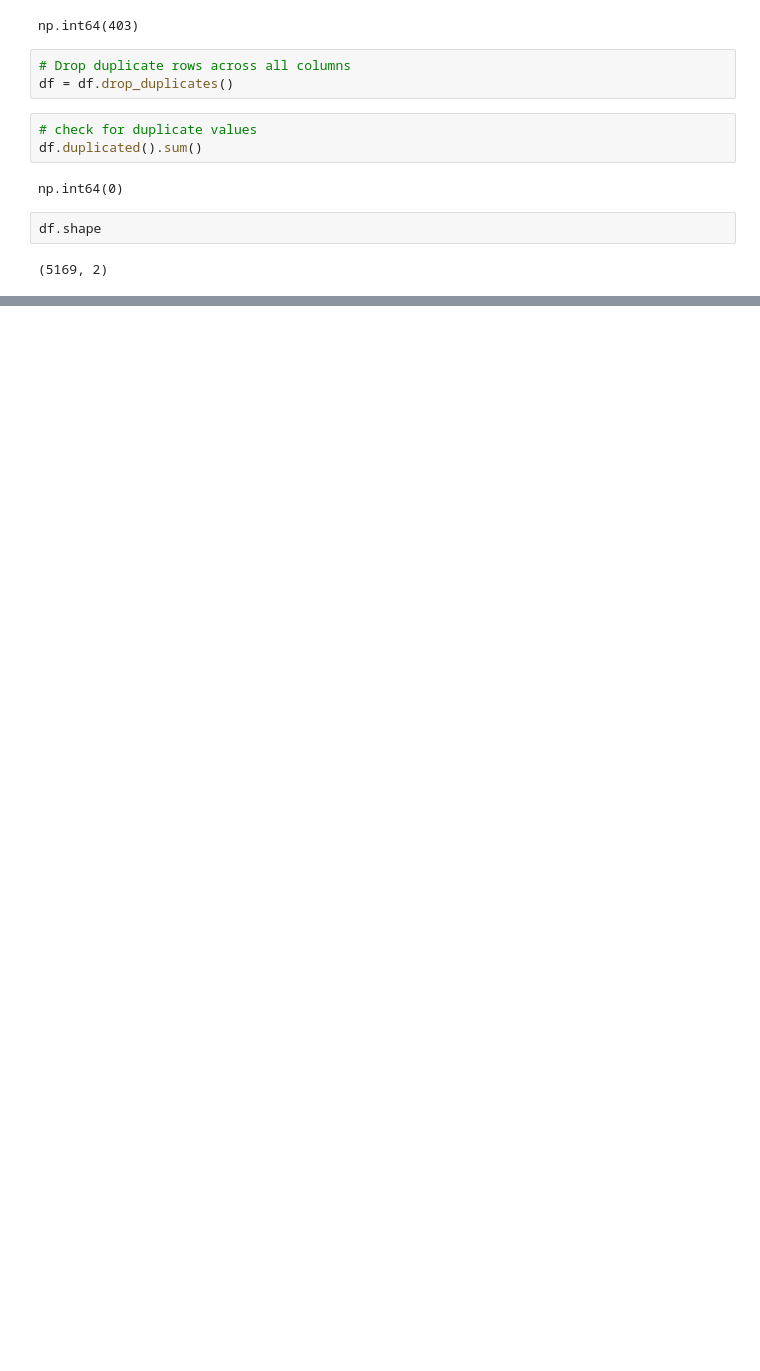
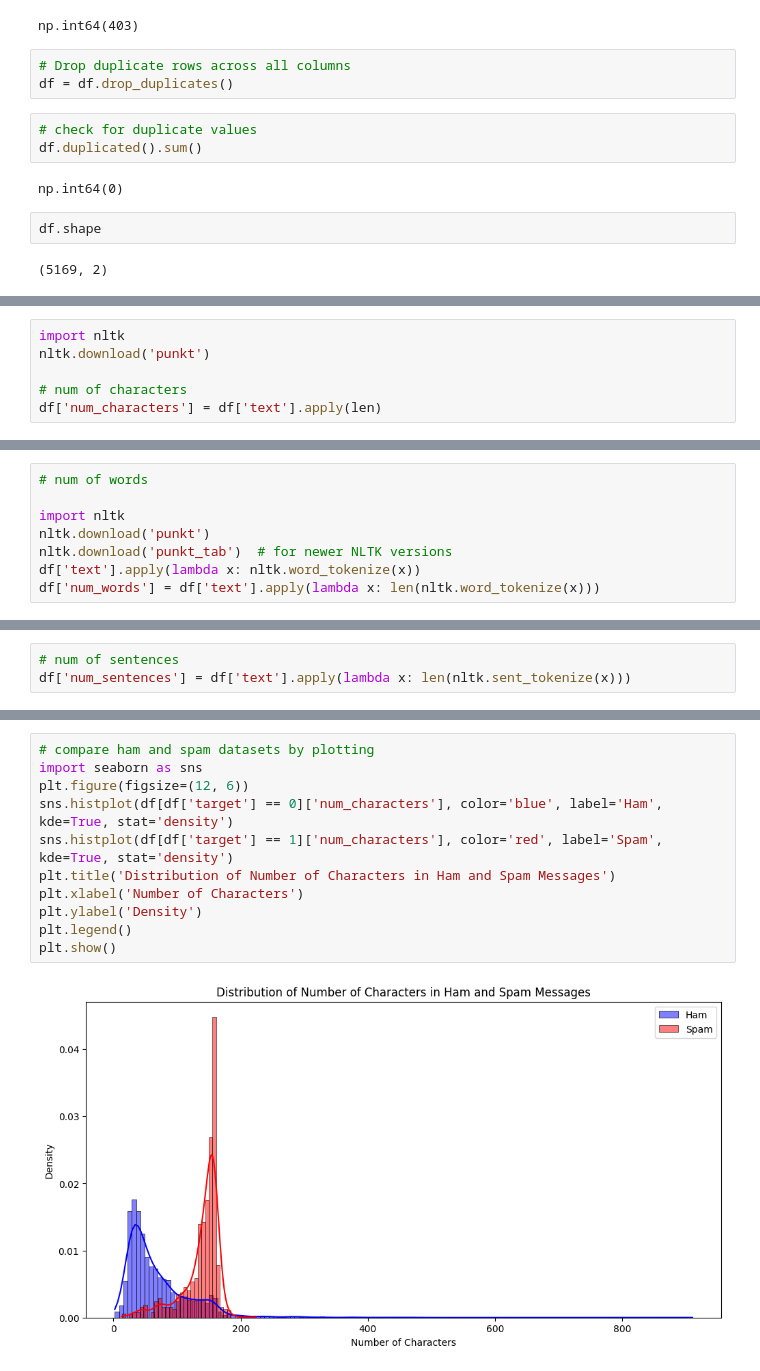
Before and after one commit to Binuda-Dewhan/SMS-Classifier-, a Jupyter notebook: notebook/Model training.ipynb, the cells around one changed output, grey strips where cells are left out. Drawn from its saved outputs; the diff is of its cells as text; blank space fills up the shorter version.

```diff
--- a/notebook/Model training.ipynb
+++ b/notebook/Model training.ipynb
@@ -115,0 +144,6 @@ df.shape
+# %%
+import nltk
+nltk.download('punkt')
+
+# num of characters
+df['num_characters'] = df['text'].apply(len)
@@ -115,0 +163,8 @@ df.shape
+# %%
+# num of words
+
+import nltk
+nltk.download('punkt')
+nltk.download('punkt_tab')  # for newer NLTK versions
+df['text'].apply(lambda x: nltk.word_tokenize(x))
+df['num_words'] = df['text'].apply(lambda x: len(nltk.word_tokenize(x)))
@@ -115,0 +187,3 @@ df.shape
+# %%
+# num of sentences
+df['num_sentences'] = df['text'].apply(lambda x: len(nltk.sent_tokenize(x)))
@@ -115,0 +238,13 @@ df.shape
+# %%
+# compare ham and spam datasets by plotting
+import seaborn as sns
+plt.figure(figsize=(12, 6))
+sns.histplot(df[df['target'] == 0]['num_characters'], color='blue', label='Ham', kde=True, stat='density')
+sns.histplot(df[df['target'] == 1]['num_characters'], color='red', label='Spam', kde=True, stat='density')
+plt.title('Distribution of Number of Characters in Ham and Spam Messages')
+plt.xlabel('Number of Characters')
+plt.ylabel('Density')
+plt.legend()
+plt.show()
+# %% [output]
+[figure, added]
```
Also changed, not shown: parts of 34 cells of this notebook, 1 other file.
